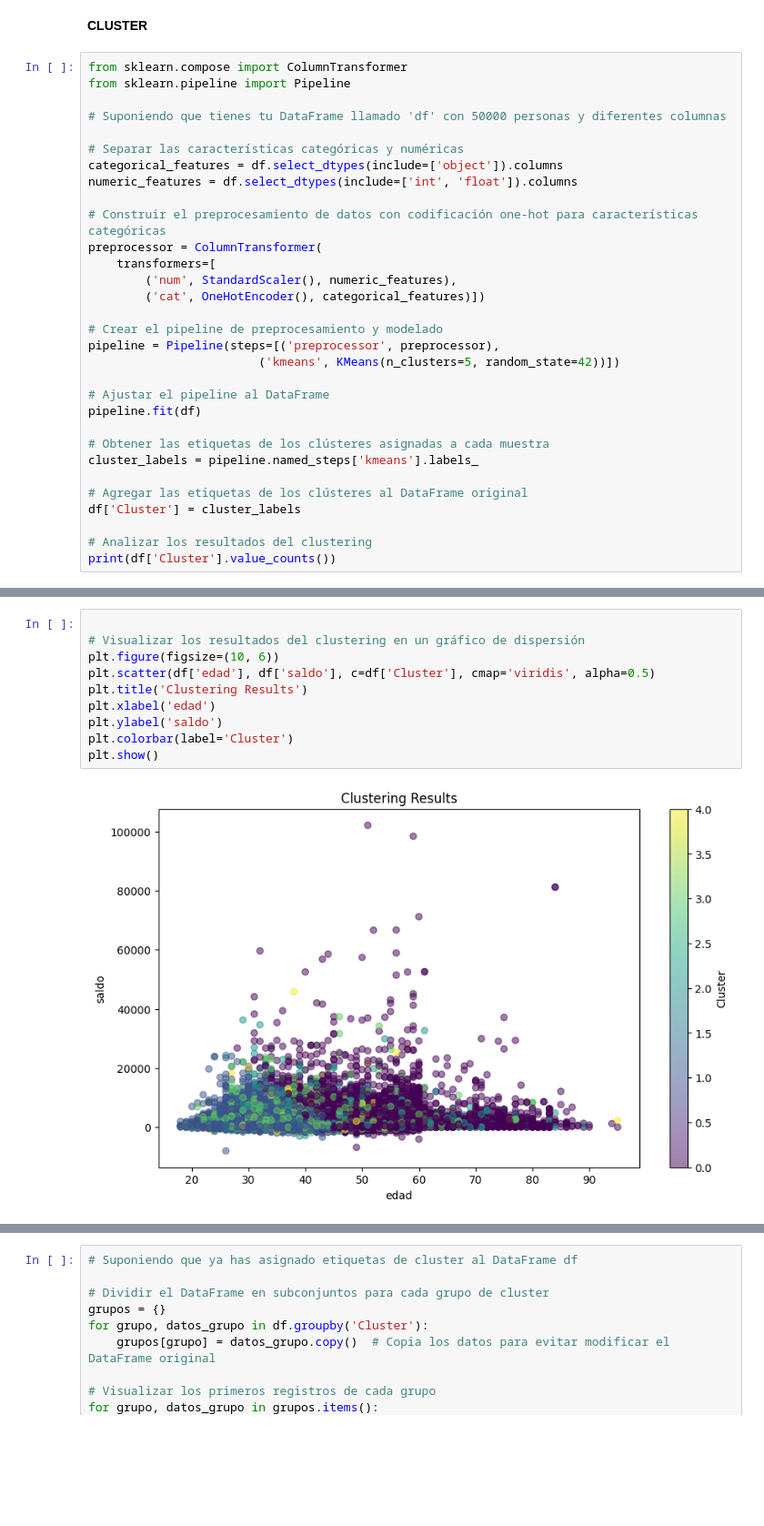
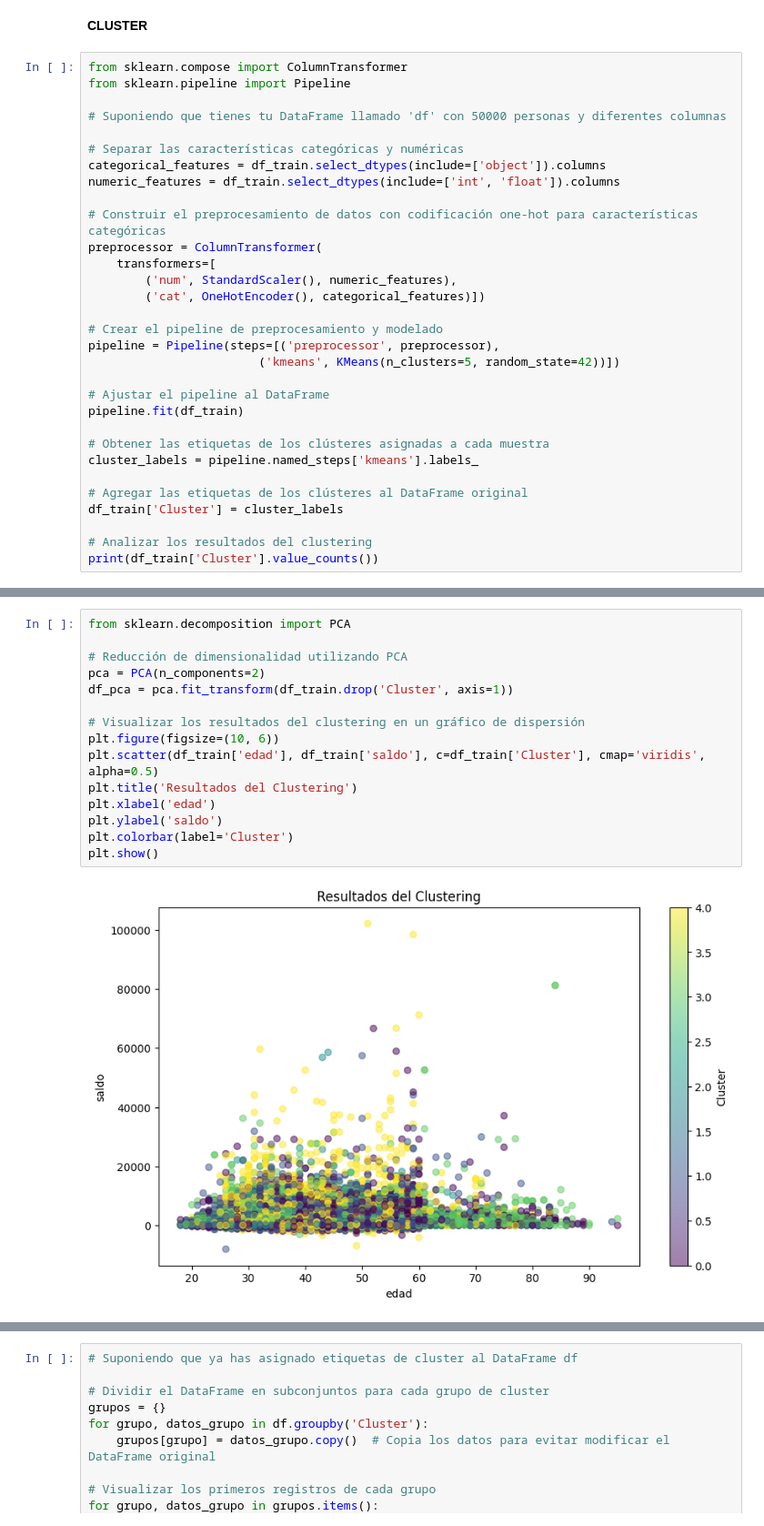
Before and after one commit to guillem-edo/AMACOR_Depositos, a Jupyter notebook: DATA/Clustering.ipynb, the cells around one changed output, grey strips where cells are left out. Shown at 91% size. Cells and saved outputs as stored; diff of their text form; blank space fills up the shorter version.

```diff
--- a/DATA/Clustering.ipynb
+++ b/DATA/Clustering.ipynb
@@ -125,8 +125,8 @@ from sklearn.pipeline import Pipeline
 # Suponiendo que tienes tu DataFrame llamado 'df' con 50000 personas y diferentes columnas
 
 # Separar las características categóricas y numéricas
-categorical_features = df.select_dtypes(include=['object']).columns
-numeric_features = df.select_dtypes(include=['int', 'float']).columns
+categorical_features = df_train.select_dtypes(include=['object']).columns
+numeric_features = df_train.select_dtypes(include=['int', 'float']).columns
 
 # Construir el preprocesamiento de datos con codificación one-hot para características categóricas
 preprocessor = ColumnTransformer(
@@ -139,15 +139,15 @@ pipeline = Pipeline(steps=[('preprocessor', preprocessor),
                         ('kmeans', KMeans(n_clusters=5, random_state=42))])
 
 # Ajustar el pipeline al DataFrame
-pipeline.fit(df)
+pipeline.fit(df_train)
 
 # Obtener las etiquetas de los clústeres asignadas a cada muestra
 cluster_labels = pipeline.named_steps['kmeans'].labels_
 
 # Agregar las etiquetas de los clústeres al DataFrame original
-df['Cluster'] = cluster_labels
+df_train['Cluster'] = cluster_labels
 
 # Analizar los resultados del clustering
-print(df['Cluster'].value_counts())
+print(df_train['Cluster'].value_counts())
 # %% [output]
 Cluster
@@ -160,12 +170,17 @@ Name: count, dtype: int64
 # %%
+from sklearn.decomposition import PCA
+
+# Reducción de dimensionalidad utilizando PCA
+pca = PCA(n_components=2)
+df_pca = pca.fit_transform(df_train.drop('Cluster', axis=1))
 
 # Visualizar los resultados del clustering en un gráfico de dispersión
 plt.figure(figsize=(10, 6))
-plt.scatter(df['edad'], df['saldo'], c=df['Cluster'], cmap='viridis', alpha=0.5)
-plt.title('Clustering Results')
+plt.scatter(df_train['edad'], df_train['saldo'], c=df_train['Cluster'], cmap='viridis', alpha=0.5)
+plt.title('Resultados del Clustering')
 plt.xlabel('edad')
 plt.ylabel('saldo')
 plt.colorbar(label='Cluster')
 plt.show()
 # %% [output]
-[figure, old version]
+[figure, new version]
```
Also changed, not shown: parts of 8 cells of this notebook, 1 other file.
